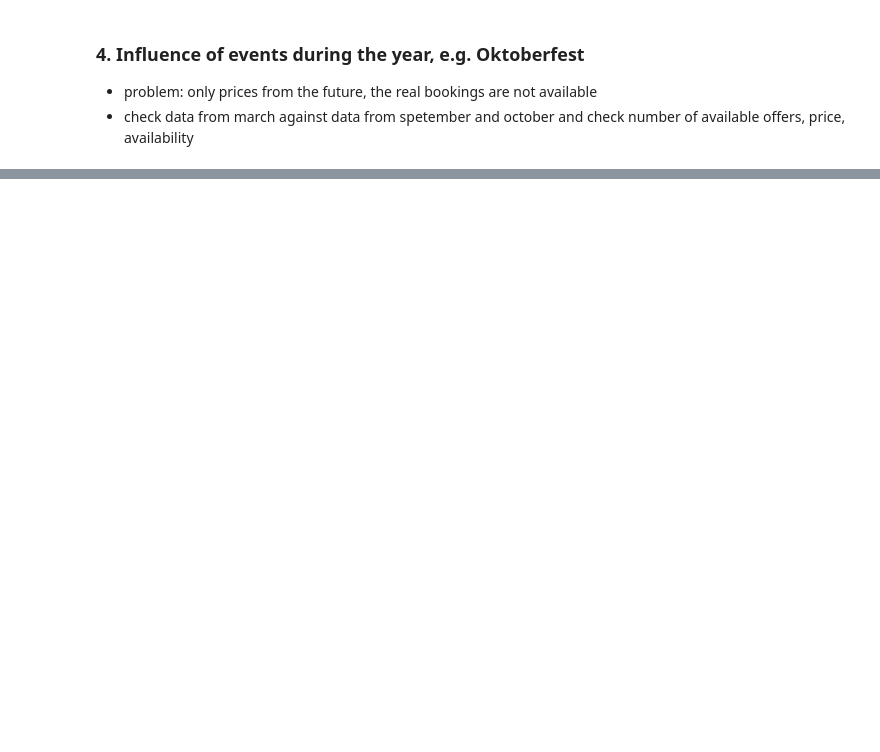
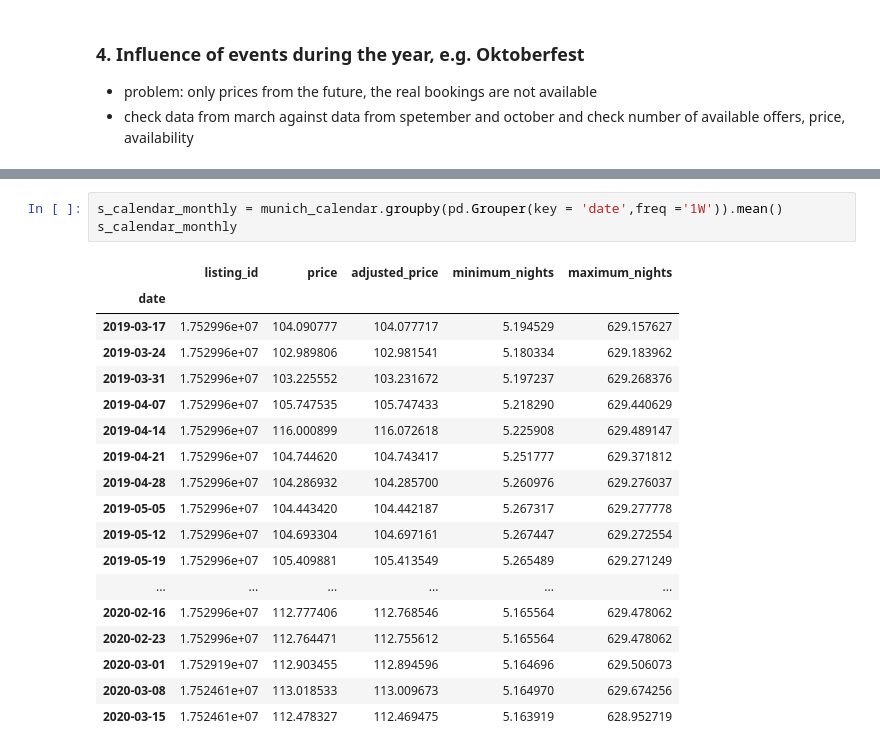
Before and after one commit to lethiess/AirBnB, a Jupyter notebook: AirBnb.ipynb, the cells around one changed output, grey strips where cells are left out. Drawn from its saved outputs; the diff is of its cells as text; blank space fills up the shorter version.

```diff
--- a/AirBnb.ipynb
+++ b/AirBnb.ipynb
@@ -489,0 +493,22 @@ munich_map_oktoberfest
+# %%
+s_calendar_monthly = munich_calendar.groupby(pd.Grouper(key = 'date',freq ='1W')).mean()
+s_calendar_monthly
+# %% [output]
+|  | listing_id | price | adjusted_price | minimum_nights | maximum_nights |
+| date |  |  |  |  |  |
+| 2019-03-17 | 1.752996e+07 | 104.090777 | 104.077717 | 5.194529 | 629.157627 |
+| 2019-03-24 | 1.752996e+07 | 102.989806 | 102.981541 | 5.180334 | 629.183962 |
+| 2019-03-31 | 1.752996e+07 | 103.225552 | 103.231672 | 5.197237 | 629.268376 |
+| 2019-04-07 | 1.752996e+07 | 105.747535 | 105.747433 | 5.218290 | 629.440629 |
+| 2019-04-14 | 1.752996e+07 | 116.000899 | 116.072618 | 5.225908 | 629.489147 |
+| 2019-04-21 | 1.752996e+07 | 104.744620 | 104.743417 | 5.251777 | 629.371812 |
+| 2019-04-28 | 1.752996e+07 | 104.286932 | 104.285700 | 5.260976 | 629.276037 |
+| 2019-05-05 | 1.752996e+07 | 104.443420 | 104.442187 | 5.267317 | 629.277778 |
+| 2019-05-12 | 1.752996e+07 | 104.693304 | 104.697161 | 5.267447 | 629.272554 |
+| 2019-05-19 | 1.752996e+07 | 105.409881 | 105.413549 | 5.265489 | 629.271249 |
+| ... | ... | ... | ... | ... | ... |
+| 2020-02-16 | 1.752996e+07 | 112.777406 | 112.768546 | 5.165564 | 629.478062 |
+| 2020-02-23 | 1.752996e+07 | 112.764471 | 112.755612 | 5.165564 | 629.478062 |
+| 2020-03-01 | 1.752919e+07 | 112.903455 | 112.894596 | 5.164696 | 629.506073 |
+| 2020-03-08 | 1.752461e+07 | 113.018533 | 113.009673 | 5.164970 | 629.674256 |
+| 2020-03-15 | 1.752461e+07 | 112.478327 | 112.469475 | 5.163919 | 628.952719 |
```
Also changed, not shown: parts of 11 cells of this notebook.
